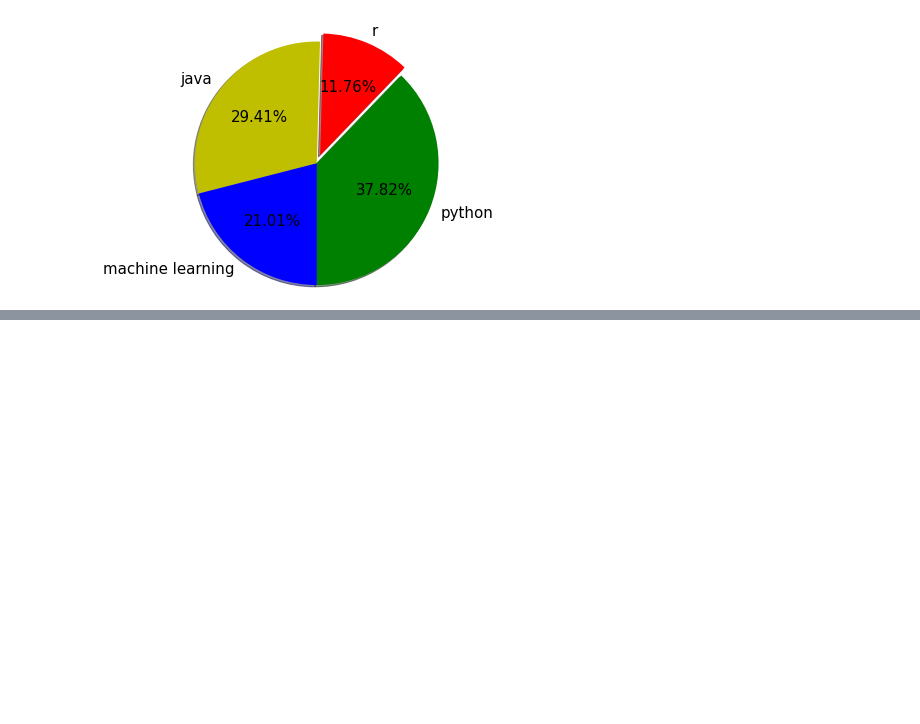
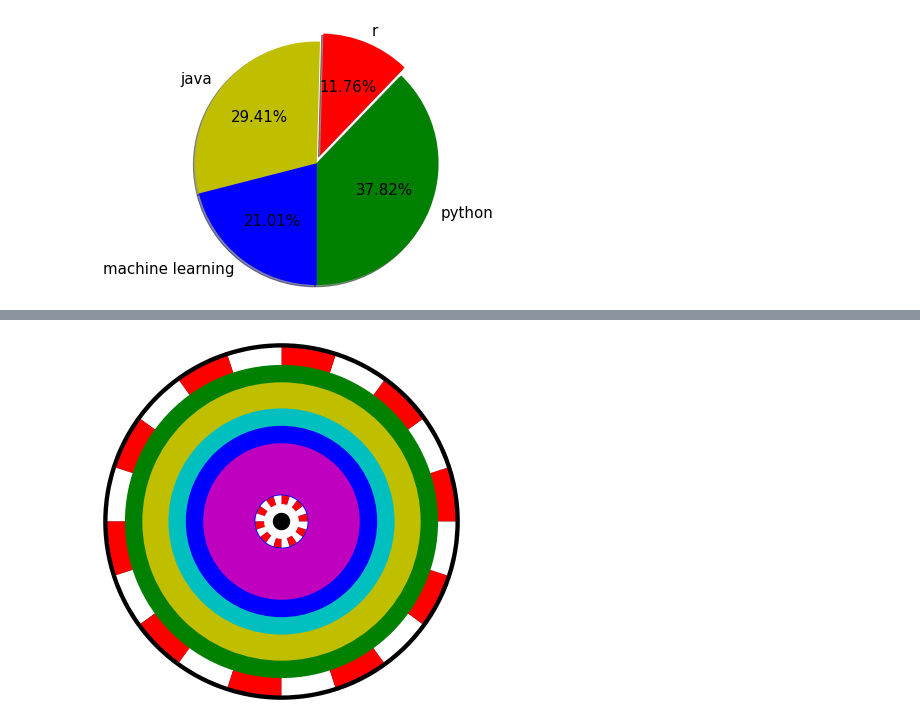
Before and after one commit to riad5089/Matplotlib, a Jupyter notebook: Matplotlib pie chart.ipynb, the cells around one changed output, grey strips where cells are left out. Saved outputs shown, nothing was run; the diff lists cells and outputs as text; code cells hidden in the pictures; blank space fills up the shorter version.

```diff
--- a/Matplotlib pie chart.ipynb
+++ b/Matplotlib pie chart.ipynb
@@ -45,0 +113,27 @@ plt.show()
+# %%
+import numpy as np
+plt.figure(figsize=(7,4))
+#plt.figure(figsize=(16,9)
+
+colors = ['r','w','r','w','r','w','r','w','r','w','r','w','r','w','r','w','r','w','r','w']
+labels = np.ones(20)
+#labels = [1.0,1.0,1.0,1.0,1.0,.........,1.0]
+
+plt.pie([1], colors="k", radius = 2.05)
+plt.pie(labels, colors=colors, radius = 2.0)
+
+plt.pie([1], colors="g", radius = 1.8)
+plt.pie([1], colors="y", radius = 1.6)
+plt.pie([1], colors="c", radius = 1.3)
+plt.pie([1], colors="b", radius = 1.1)
+plt.pie([1], colors="m", radius = 0.9)
+
+plt.pie([1], colors="b", radius = 0.31)
+plt.pie(labels, colors=colors, radius = 0.3)
+
+plt.pie([1], colors="w", radius = 0.2)
+plt.pie([1], colors="k", radius = 0.1)
+
+plt.show()
+# %% [output]
+[figure, added]
```
Also changed, not shown: parts of 3 cells of this notebook.
